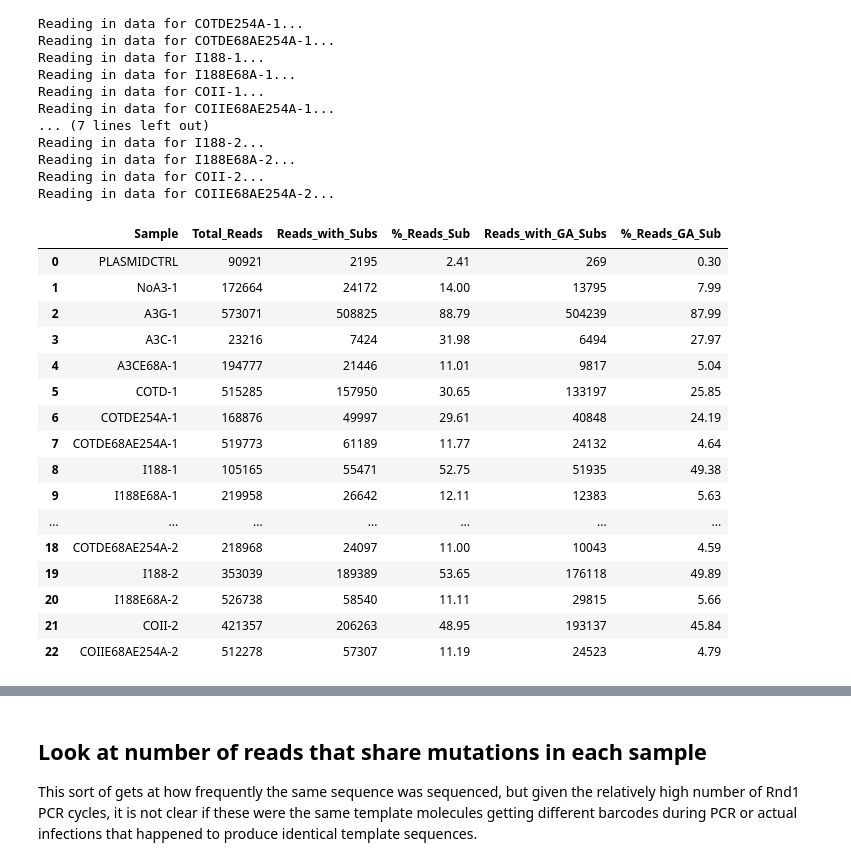
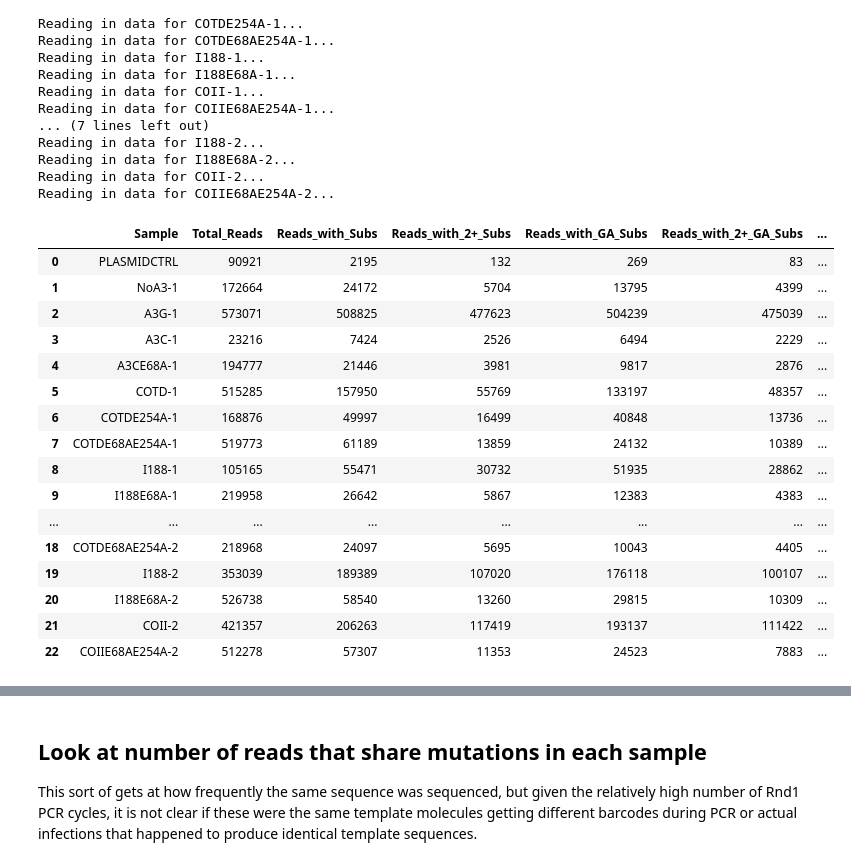
Before and after one commit to jbloomlab/SuperRestrictionFactor_Hypermutation, a Jupyter notebook: analysis_notebook.ipynb, the cells around one changed output, grey strips where cells are left out. Saved outputs shown, nothing was run; the diff lists cells and outputs as text; code cells hidden in the pictures.

```diff
--- a/analysis_notebook.ipynb
+++ b/analysis_notebook.ipynb
@@ -512,40 +512,47 @@ Reading in data for I188E68A-2...
 Reading in data for COII-2...
 Reading in data for COIIE68AE254A-2...
 # %%
-read_count_dict = {'Sample': [], 'Total_Reads': [], 'Reads_with_Subs': [], '%_Reads_Sub': [],
-                   'Reads_with_GA_Subs': [], '%_Reads_GA_Sub': []}
+read_count_dict = {'Sample': [], 'Total_Reads': [], 'Reads_with_Subs': [], 'Reads_with_2+_Subs': [],
+                   'Reads_with_GA_Subs': [], 'Reads_with_2+_GA_Subs': [], '%_Reads_Sub': [],
+                   '%_Reads_2+_Subs': [], '%_Reads_GA_Sub': [], '%_Reads_2+_GA_Subs': []}
 
 for sample in df_samplenames:
     sample_df = mutinfo_dfs[sample]
     sample_reads = len(sample_df)
     sample_sub_reads = len(sample_df[sample_df['n_subs'] > 0])
+    sample_2ormoresubs_reads = len(sample_df[sample_df['n_subs'] > 1])
     sample_ga_sub_reads = len(sample_df[sample_df['n_ga_subs'] > 0])
+    sample_2ormore_ga_subs_reads = len(sample_df[sample_df['n_ga_subs'] > 1])
     read_count_dict['Sample'].append(sample)
     read_count_dict['Total_Reads'].append(sample_reads)
     read_count_dict['Reads_with_Subs'].append(sample_sub_reads)
+    read_count_dict['Reads_with_2+_Subs'].append(sample_2ormoresubs_reads)
+    read_count_dict['Reads_with_GA_Subs'].append(sample_ga_sub_reads)
+    read_count_dict['Reads_with_2+_GA_Subs'].append(sample_2ormore_ga_subs_reads)
     read_count_dict['%_Reads_Sub'].append(round(sample_sub_reads/sample_reads*100, 2))
-    read_count_dict['Reads_with_GA_Subs'].append(sample_ga_sub_reads)
+    read_count_dict['%_Reads_2+_Subs'].append(round(sample_2ormoresubs_reads/sample_reads*100, 2))
     read_count_dict['%_Reads_GA_Sub'].append(round(sample_ga_sub_reads/sample_reads*100, 2))
+    read_count_dict['%_Reads_2+_GA_Subs'].append(round(sample_2ormore_ga_subs_reads/sample_reads*100, 2))
 read_count_df = pd.DataFrame.from_dict(read_count_dict, orient='columns')
 display(read_count_df)
 # %% [output]
-|  | Sample | Total_Reads | Reads_with_Subs | %_Reads_Sub | Reads_with_GA_Subs | %_Reads_GA_Sub |
-| 0 | PLASMIDCTRL | 90921 | 2195 | 2.41 | 269 | 0.30 |
-| 1 | NoA3-1 | 172664 | 24172 | 14.00 | 13795 | 7.99 |
-| 2 | A3G-1 | 573071 | 508825 | 88.79 | 504239 | 87.99 |
-| 3 | A3C-1 | 23216 | 7424 | 31.98 | 6494 | 27.97 |
-| 4 | A3CE68A-1 | 194777 | 21446 | 11.01 | 9817 | 5.04 |
-| 5 | COTD-1 | 515285 | 157950 | 30.65 | 133197 | 25.85 |
-| 6 | COTDE254A-1 | 168876 | 49997 | 29.61 | 40848 | 24.19 |
-| 7 | COTDE68AE254A-1 | 519773 | 61189 | 11.77 | 24132 | 4.64 |
-| 8 | I188-1 | 105165 | 55471 | 52.75 | 51935 | 49.38 |
-| 9 | I188E68A-1 | 219958 | 26642 | 12.11 | 12383 | 5.63 |
-| ... | ... | ... | ... | ... | ... | ... |
-| 18 | COTDE68AE254A-2 | 218968 | 24097 | 11.00 | 10043 | 4.59 |
-| 19 | I188-2 | 353039 | 189389 | 53.65 | 176118 | 49.89 |
-| 20 | I188E68A-2 | 526738 | 58540 | 11.11 | 29815 | 5.66 |
-| 21 | COII-2 | 421357 | 206263 | 48.95 | 193137 | 45.84 |
-| 22 | COIIE68AE254A-2 | 512278 | 57307 | 11.19 | 24523 | 4.79 |
+|  | Sample | Total_Reads | Reads_with_Subs | Reads_with_2+_Subs | Reads_with_GA_Subs | Reads_with_2+_GA_Subs | ... |
+| 0 | PLASMIDCTRL | 90921 | 2195 | 132 | 269 | 83 | ... |
+| 1 | NoA3-1 | 172664 | 24172 | 5704 | 13795 | 4399 | ... |
+| 2 | A3G-1 | 573071 | 508825 | 477623 | 504239 | 475039 | ... |
+| 3 | A3C-1 | 23216 | 7424 | 2526 | 6494 | 2229 | ... |
+| 4 | A3CE68A-1 | 194777 | 21446 | 3981 | 9817 | 2876 | ... |
+| 5 | COTD-1 | 515285 | 157950 | 55769 | 133197 | 48357 | ... |
+| 6 | COTDE254A-1 | 168876 | 49997 | 16499 | 40848 | 13736 | ... |
+| 7 | COTDE68AE254A-1 | 519773 | 61189 | 13859 | 24132 | 10389 | ... |
+| 8 | I188-1 | 105165 | 55471 | 30732 | 51935 | 28862 | ... |
+| 9 | I188E68A-1 | 219958 | 26642 | 5867 | 12383 | 4383 | ... |
+| ... | ... | ... | ... | ... | ... | ... | ... |
+| 18 | COTDE68AE254A-2 | 218968 | 24097 | 5695 | 10043 | 4405 | ... |
+| 19 | I188-2 | 353039 | 189389 | 107020 | 176118 | 100107 | ... |
+| 20 | I188E68A-2 | 526738 | 58540 | 13260 | 29815 | 10309 | ... |
+| 21 | COII-2 | 421357 | 206263 | 117419 | 193137 | 111422 | ... |
+| 22 | COIIE68AE254A-2 | 512278 | 57307 | 11353 | 24523 | 7883 | ... |
 # %%
 plasmid_read_counts = read_count_df.iloc[0]
 read_count_df_rep1 = read_count_df.iloc[1:12].copy()
```
Also changed, not shown: parts of 12 cells of this notebook, 1 other file.
